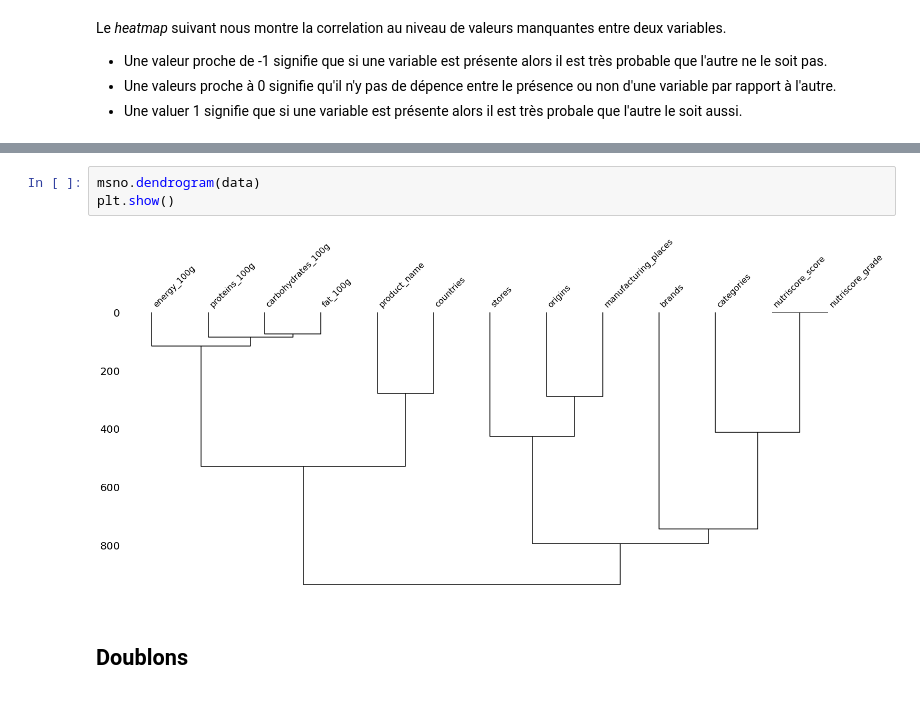
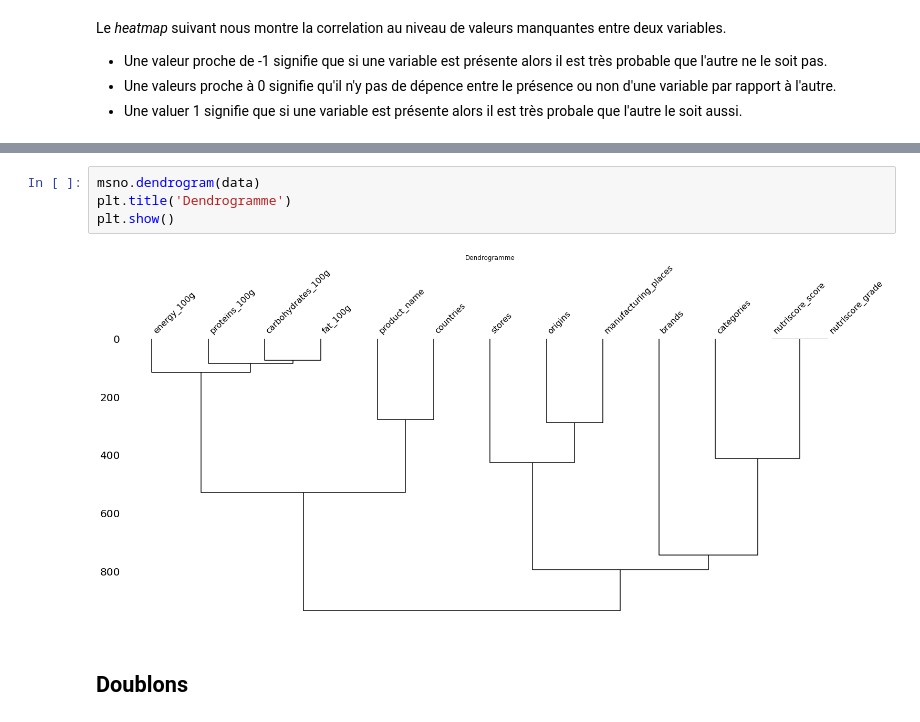
Before and after one commit to Alonso-Celis/PSante_celis_alonso, a Jupyter notebook: PSanté_01_notebooknettoyage.ipynb, the cells around one changed output, grey strips where cells are left out. Cells and saved outputs as stored; diff of their text form.

```diff
--- a/PSanté_01_notebooknettoyage.ipynb
+++ b/PSanté_01_notebooknettoyage.ipynb
@@ -127,8 +156,9 @@ Nous savons que les hydrates de carbone apportent 90 % au poids net d'un diète
 # %%
 msno.dendrogram(data)
+plt.title('Dendrogramme')
 plt.show()
 # %% [output]
-[figure, old version]
+[figure, new version]
 # %% [markdown]
 ## Doublons
 # %%
```
Also changed, not shown: parts of 28 cells of this notebook.
